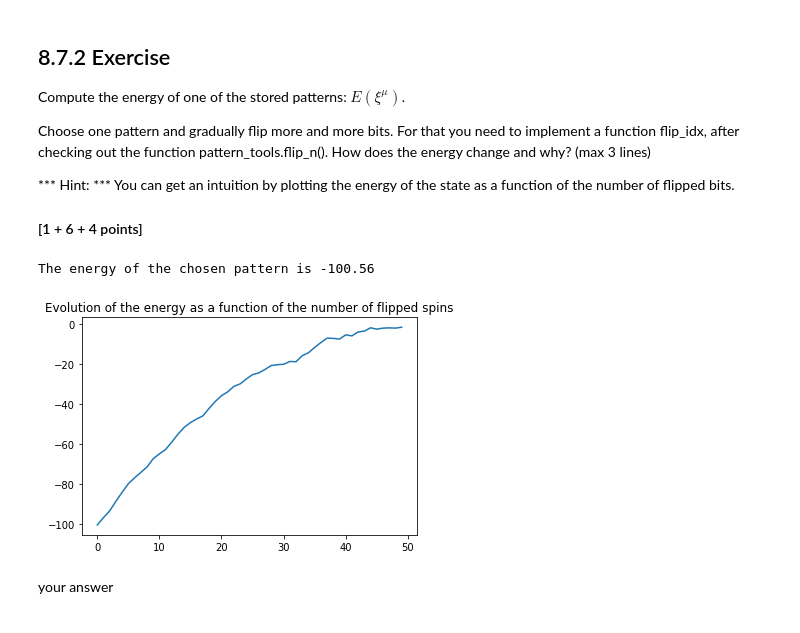
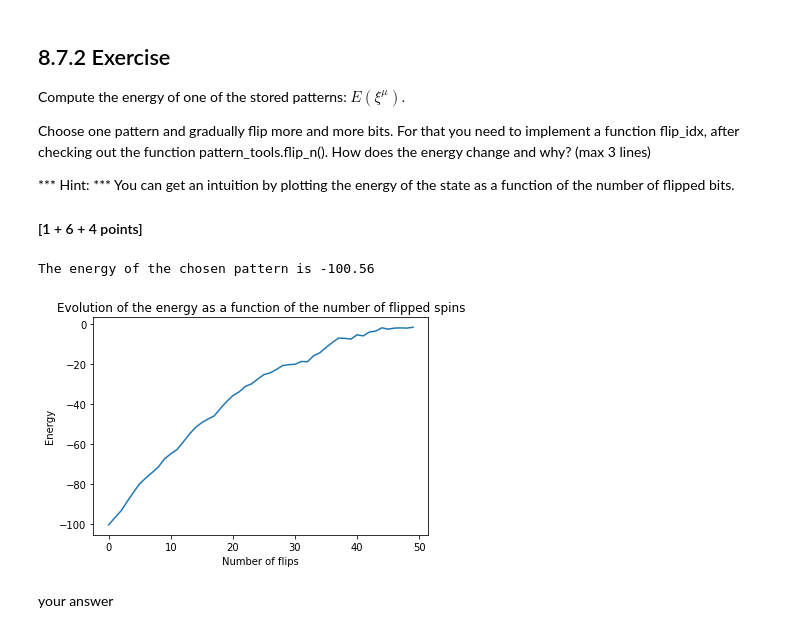
Before and after one commit to fedeflo2/Bestbio1, a Jupyter notebook: Ex8_firstName_lastName_000.ipynb, the cells around one changed output. Drawn from its saved outputs; the diff is of its cells as text; code cells hidden in the pictures.

```diff
--- a/Ex8_firstName_lastName_000.ipynb
+++ b/Ex8_firstName_lastName_000.ipynb
@@ -841,31 +843,33 @@ Choose one pattern and gradually flip more and more bits. For that you need to i
 # %%
 # Initial energy of stored pattern one
 hopfield_net.set_state_from_pattern(pattern_list[0]) # choice of the pattern
 E = energy(hopfield_net.weights,hopfield_net.state)  # compute its energy
 print('The energy of the chosen pattern is {}'.format(E))
 
 nr_tot = pattern_size**2
 nr_flips = np.arange(0,nr_tot/2,1)
 e_flips = np.zeros(len(nr_flips))
 
 def flip_idx(pattern,nr_of_flips):
     np.random.seed(6)  # setting a seed in the function allows to guarantee that always the same neurons are flipped --> gradual flipping
     return pattern_tools.flip_n(pattern,nr_of_flips)
 
 # flip up to half of the spins
 for i in range(len(nr_flips)):
 
     flipped_pattern = flip_idx(pattern_list[0],nr_flips[i])
     hopfield_net.set_state_from_pattern(flipped_pattern)
     e_flips[i] = energy(hopfield_net.weights,hopfield_net.state)
 
 # Plot
 plt.plot(nr_flips, e_flips)
 plt.title('Evolution of the energy as a function of the number of flipped spins')
+plt.xlabel('Number of flips')
+plt.ylabel('Energy')
 plt.show()
 # %% [output]
 The energy of the chosen pattern is -100.56
-[figure, old version]
+[figure, new version]
 # %% [markdown]
 your answer
 # %% [markdown]
```
Also changed, not shown: parts of 9 cells of this notebook.
